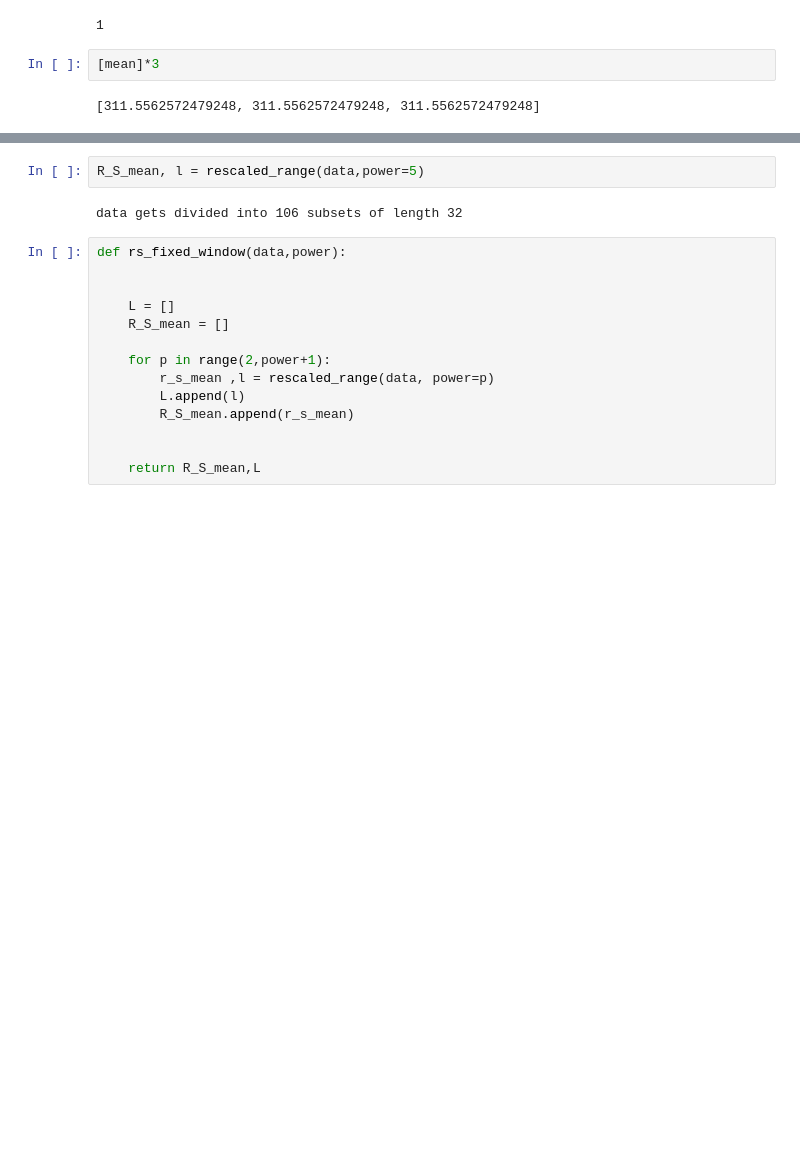
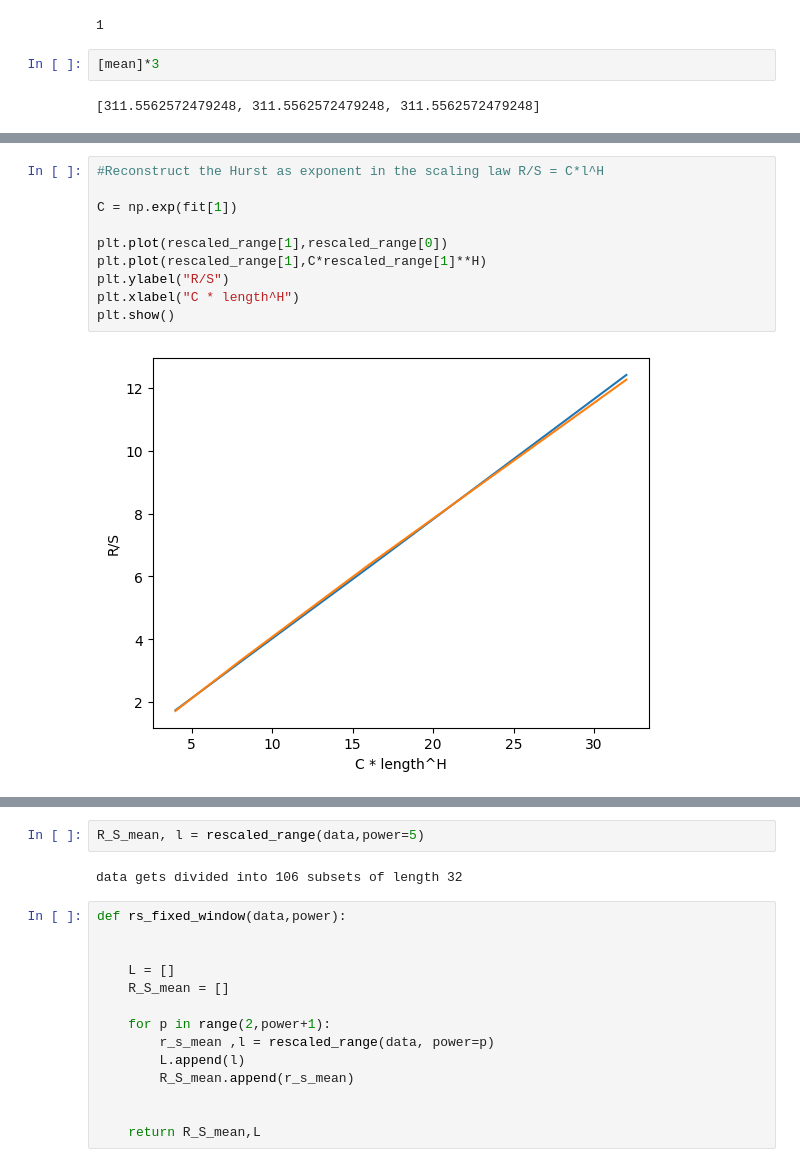
Before and after one commit to weberkry/MOM_Crypto_Bot, a Jupyter notebook: agent/Hurst testing.ipynb, the cells around one changed output, grey strips where cells are left out. Saved outputs shown, nothing was run; the diff lists cells and outputs as text; blank space fills up the shorter version.

```diff
--- a/agent/Hurst testing.ipynb
+++ b/agent/Hurst testing.ipynb
@@ -249,0 +298,12 @@ def rescaled_range(data,power):
+# %%
+#Reconstruct the Hurst as exponent in the scaling law R/S = C*l^H
+
+C = np.exp(fit[1])
+
+plt.plot(rescaled_range[1],rescaled_range[0])
+plt.plot(rescaled_range[1],C*rescaled_range[1]**H)
+plt.ylabel("R/S")
+plt.xlabel("C * length^H")
+plt.show()
+# %% [output]
+[figure, new version]
```
Also changed, not shown: parts of 22 cells of this notebook, 2 other files.
